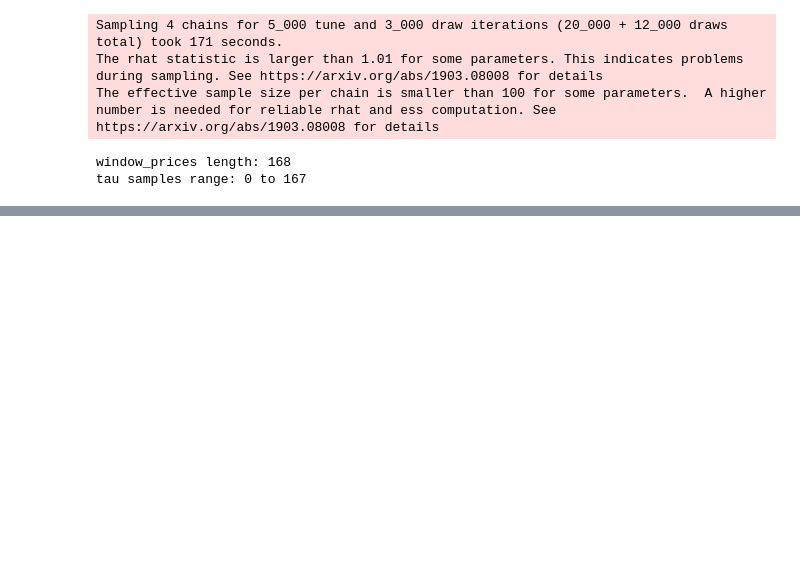
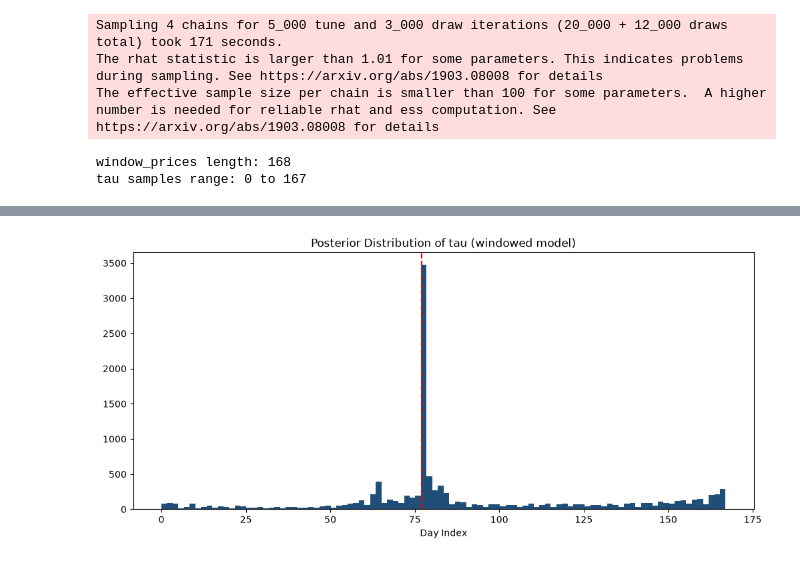
Before and after one commit to Sumeyahassen/brent-oil-change-point-analysis, a Jupyter notebook: backend/notebooks/changepoint_analysis.ipynb, the cells around one changed output, grey strips where cells are left out. Cells and saved outputs as stored; diff of their text form; code cells hidden in the pictures; blank space fills up the shorter version.

Commit message:
posterior destribution i windo

```diff
--- a/backend/notebooks/changepoint_analysis.ipynb
+++ b/backend/notebooks/changepoint_analysis.ipynb
@@ -383,3 +383,29 @@ print("tau samples range:", tau_samples.min(), "to", tau_samples.max())
 # %% [output]
 window_prices length: 168
 tau samples range: 0 to 167
+# %%
+tau_samples = idata_window.posterior["tau"].values.flatten()
+most_likely_idx = int(np.round(np.median(tau_samples)))
+change_date = window_prices.iloc[most_likely_idx]["Date"]
+
+before_window = window_prices.iloc[max(0, most_likely_idx-30):most_likely_idx]
+after_window = window_prices.iloc[most_likely_idx:most_likely_idx+30]
+price_before = before_window["Price"].mean()
+price_after = after_window["Price"].mean()
+pct_change = (price_after - price_before) / price_before * 100
+
+mu1_samples = idata_window.posterior["mu1"].values.flatten()
+mu2_samples = idata_window.posterior["mu2"].values.flatten()
+prob_increase = (mu2_samples > mu1_samples).mean()
+
+events = load_events()
+events["days_diff"] = (events["event_date"] - change_date).abs().dt.days
+nearest_event = events.loc[events["days_diff"].idxmin()]
+
+print("Change point date:", change_date.date())
+print(f"Avg price before: ${price_before:.2f}")
+print(f"Avg price after:  ${price_after:.2f}")
+print(f"Change: {pct_change:.2f}%")
+print(f"P(mu2 > mu1): {prob_increase:.3f}")
+print("Nearest event:", nearest_event["event_name"], "-", nearest_event["event_date"].date())
+print("Days from event:", nearest_event["days_diff"])
@@ -385,0 +420,8 @@ tau samples range: 0 to 167
+# %%
+plt.hist(tau_samples, bins=100, color="#1F4E79")
+plt.axvline(most_likely_idx, color="red", linestyle="--")
+plt.title("Posterior Distribution of tau (windowed model)")
+plt.xlabel("Day Index")
+plt.show()
+# %% [output]
+[figure, added]
```
Also changed, not shown: parts of 1 cell of this notebook.
